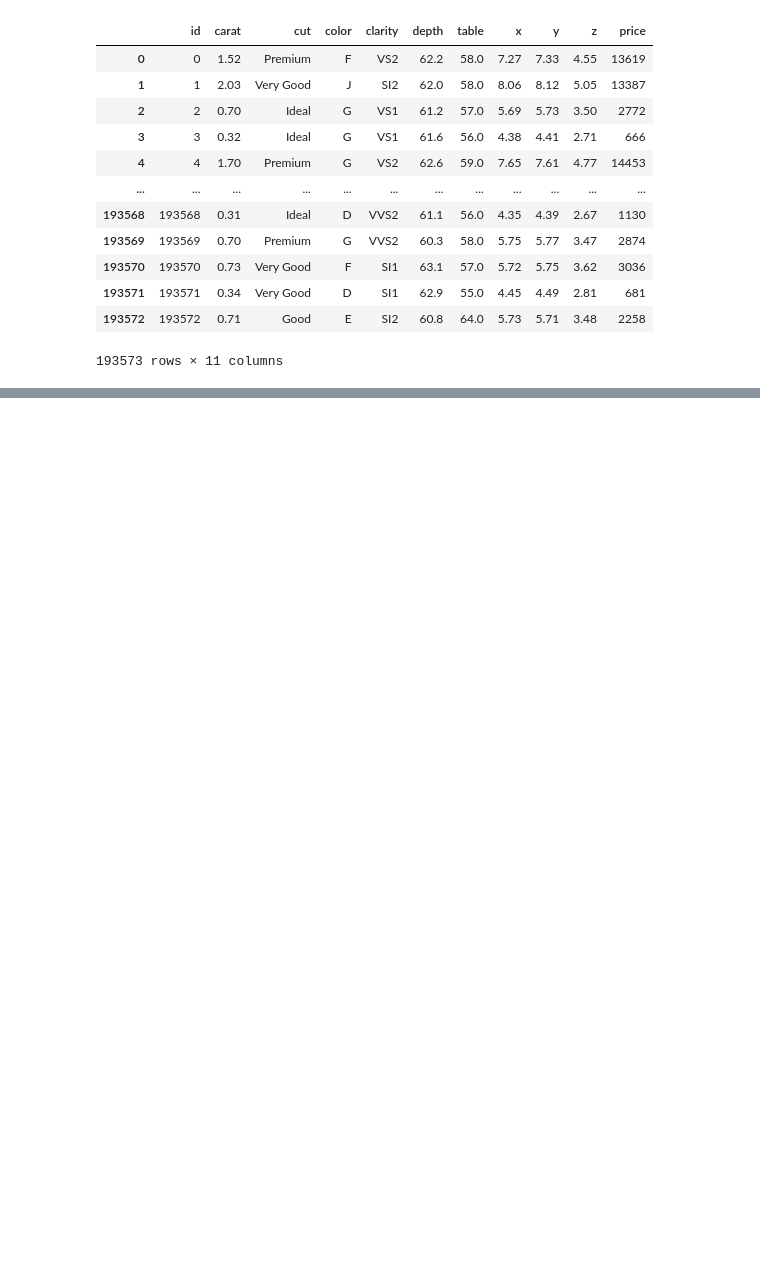
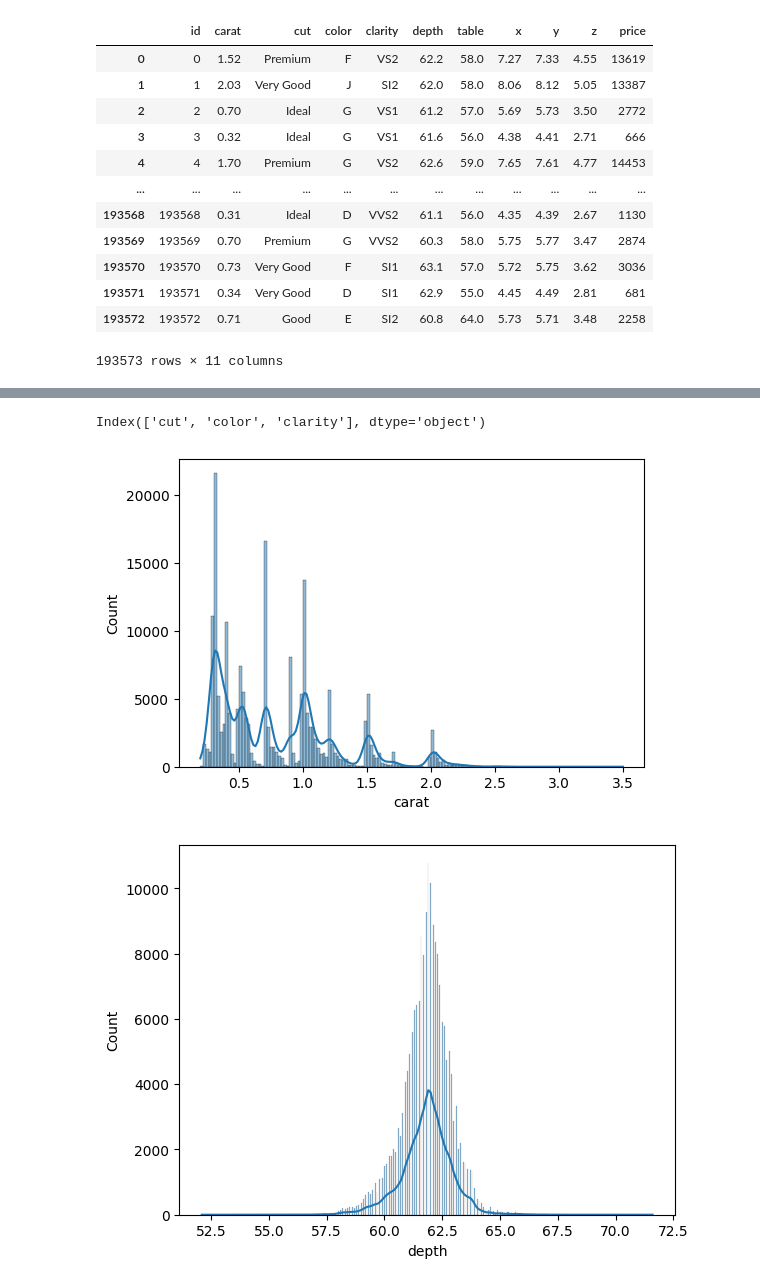
Before and after one commit to ashutosh229/MLOps_Project1, a Jupyter notebook: experiment/trials.ipynb, the cells around one changed output, grey strips where cells are left out. Drawn from its saved outputs; the diff is of its cells as text; code cells hidden in the pictures; blank space fills up the shorter version.

```diff
--- a/experiment/trials.ipynb
+++ b/experiment/trials.ipynb
@@ -1,8 +1,8 @@
 # %%
 import pandas as pd
 # %%
-df = pd.read_csv("C:/Users/akuma/Downloads/gemstonedata/train.csv")
-df
+data = pd.read_csv("C:/Users/akuma/Downloads/gemstonedata/train.csv")
+data
 # %% [output]
 |  | id | carat | cut | color | clarity | depth | table | x | y | z | price |
 | 0 | 0 | 1.52 | Premium | F | VS2 | 62.2 | 58.0 | 7.27 | 7.33 | 4.55 | 13619 |
@@ -19,0 +85,19 @@ df
+# %%
+data.drop(columns=["id"],inplace=True)
+# %%
+cat_cols = data.columns[df.dtypes=="object"]
+num_cols = data.columns[df.dtypes!="object"]
+# %% [output]
+Index(['cut', 'color', 'clarity'], dtype='object')
+# %%
+import seaborn as sns
+import matplotlib.pyplot as plt
+plt.figure(figsize=(6,4))
+
+for col in num_cols:
+  sns.histplot(data=data,x=col,kde=True)
+  print("\n")
+  plt.show()
+# %% [output]
+[figure, added]
+[figure, added]
```
Also changed, not shown: parts of 9 cells of this notebook.
